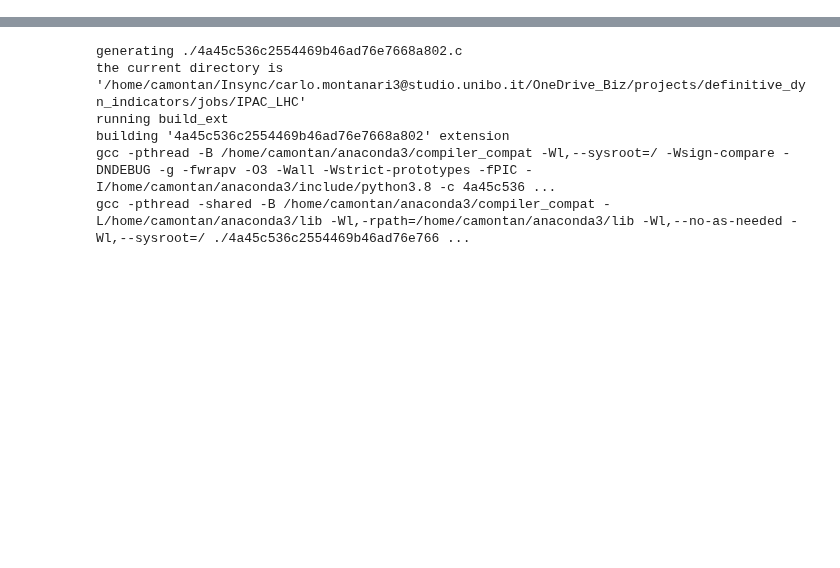
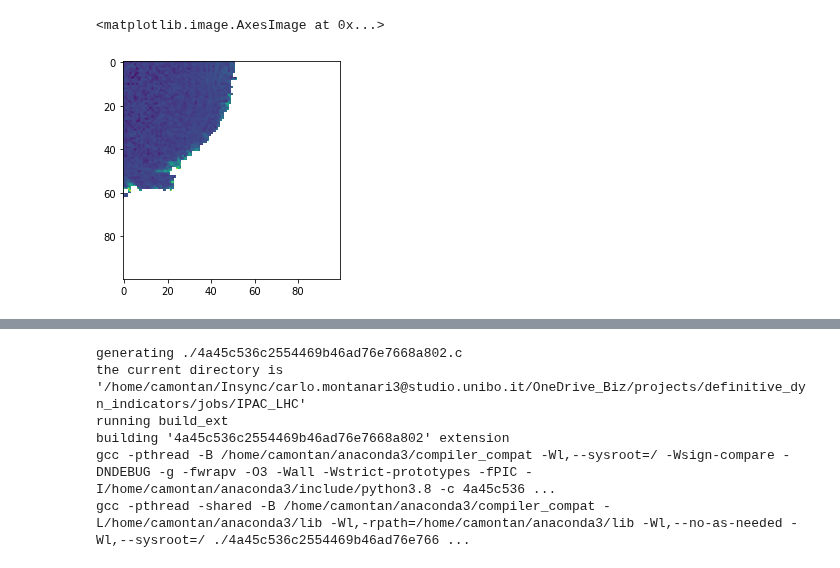
Before and after one commit to carlidel/definitive_dyn_indicators, a Jupyter notebook: jobs/IPAC_LHC/tests gpu.ipynb, the cells around one changed output, grey strips where cells are left out. Saved outputs shown, nothing was run; the diff lists cells and outputs as text; code cells hidden in the pictures; blank space fills up the shorter version.

```diff
--- a/jobs/IPAC_LHC/tests gpu.ipynb
+++ b/jobs/IPAC_LHC/tests gpu.ipynb
@@ -169,0 +171,5 @@ array([0.39760364, 0.41865896, 0.39973638, 0.43656767, 0.42991236,
+# %%
+plt.imshow(d1.reshape(100, 100))
+# %% [output]
+<matplotlib.image.AxesImage at 0x...>
+[figure, added]
```
Also changed, not shown: parts of 16 cells of this notebook, 2 other files.
